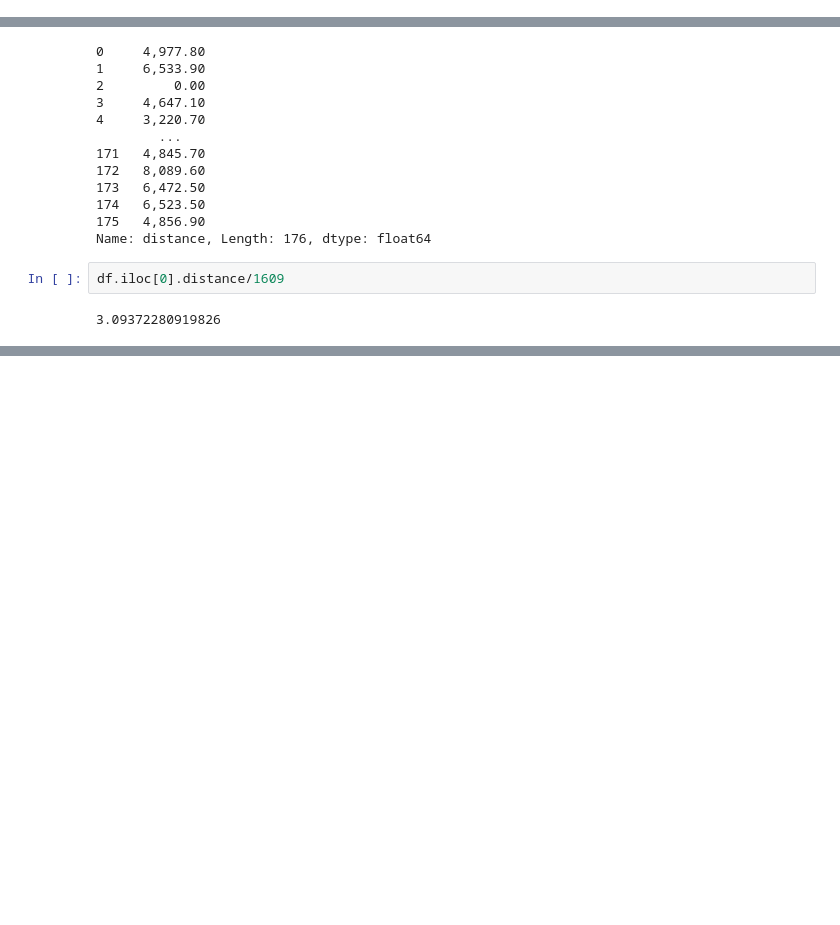
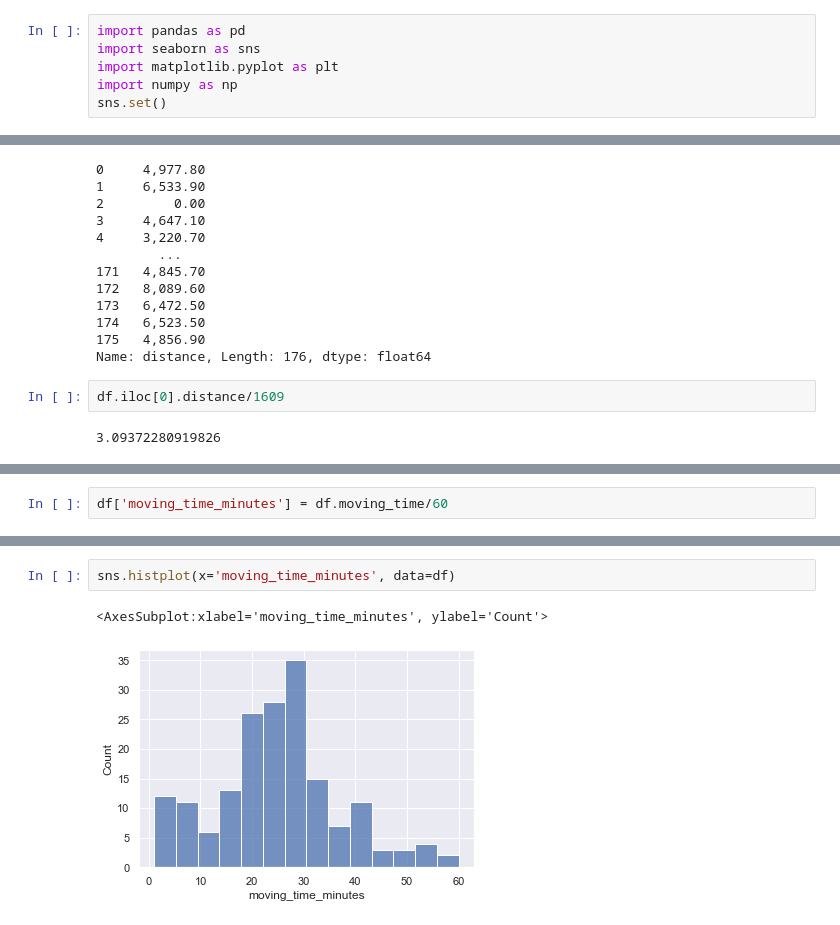
Before and after one commit to lnbernstein/running_tracker, a Jupyter notebook: strava_explor.ipynb, the cells around one changed output, grey strips where cells are left out. Cells and saved outputs as stored; diff of their text form; blank space fills up the shorter version.

Commit message:
exploring run counters

```diff
--- a/strava_explor.ipynb
+++ b/strava_explor.ipynb
@@ -3,3 +1,9 @@ import pandas as pd
+# %%
+import pandas as pd
+import seaborn as sns
+import matplotlib.pyplot as plt
+import numpy as np
+sns.set()
 # %%
 df = pd.read_csv('strava_data.csv', parse_dates=True)
 # %%
@@ -140,0 +164,2 @@ df.iloc[0].distance/1609
+# %%
+df['moving_time_minutes'] = df.moving_time/60
@@ -140,0 +181,5 @@ df.iloc[0].distance/1609
+# %%
+sns.histplot(x='moving_time_minutes', data=df)
+# %% [output]
+<AxesSubplot:xlabel='moving_time_minutes', ylabel='Count'>
+[figure, added]
```
Also changed, not shown: parts of 7 cells of this notebook, 2 other files.
